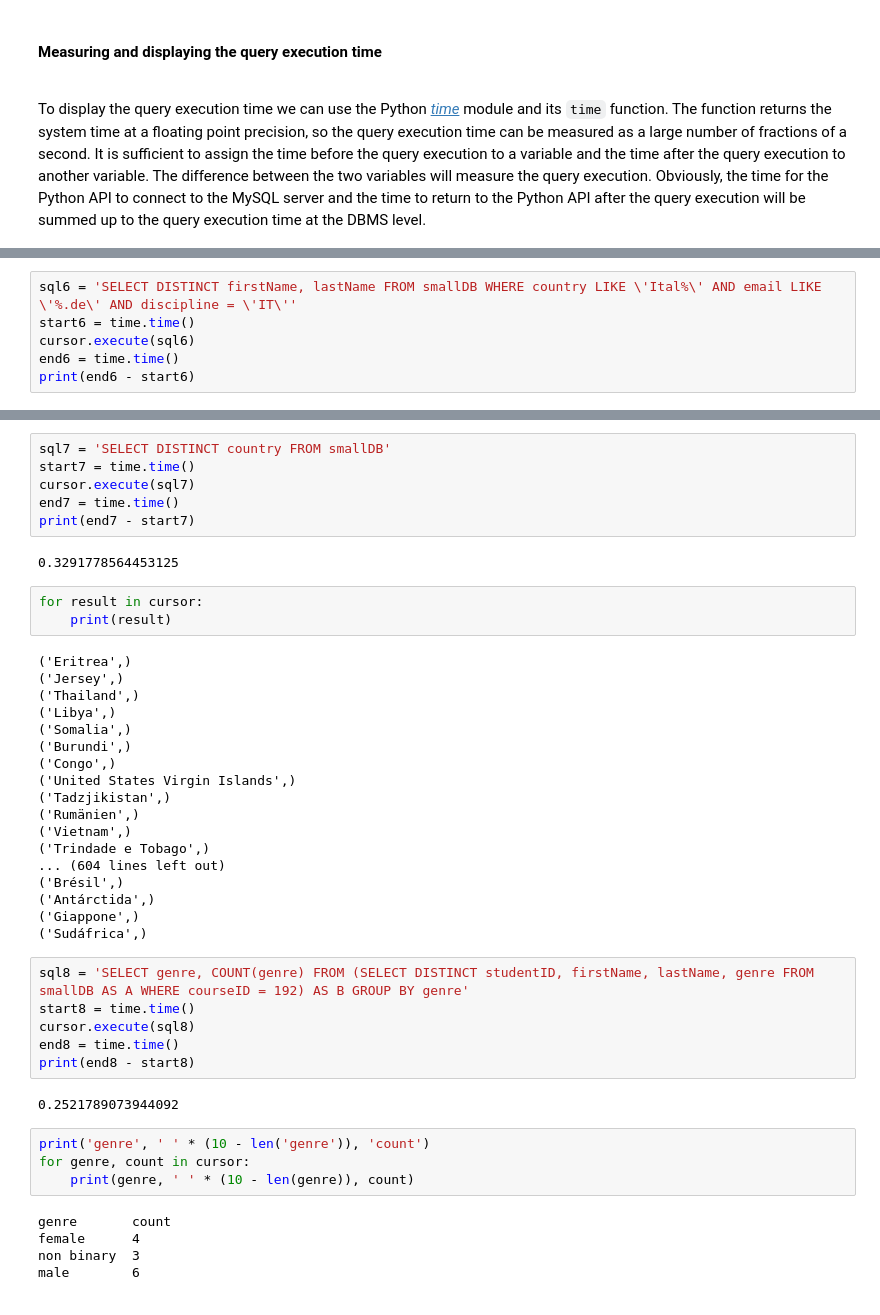
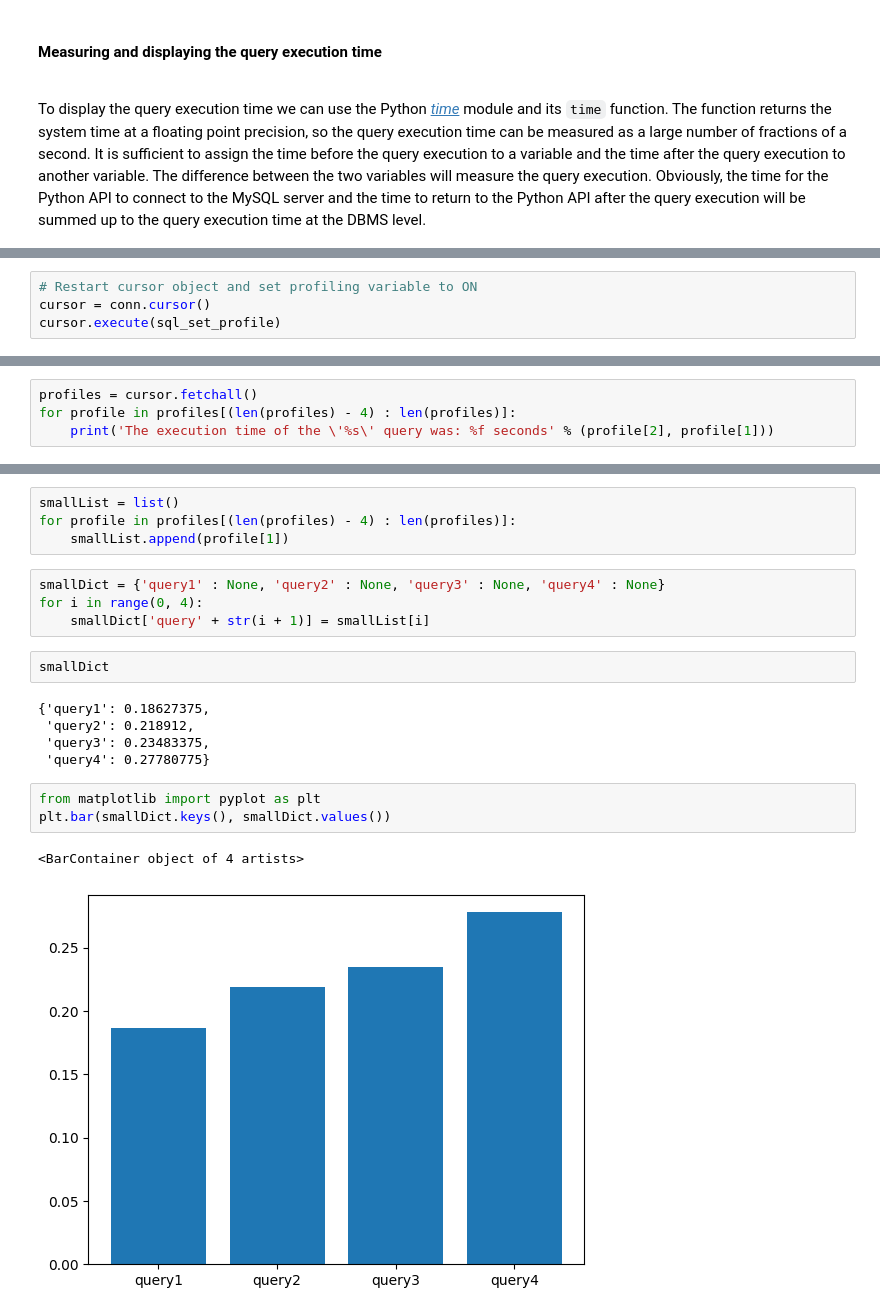
Before and after one commit to malrau/da_dbB_project, a Jupyter notebook: project_development/mysql.ipynb, the cells around one changed output, grey strips where cells are left out. Saved outputs shown, nothing was run; the diff lists cells and outputs as text.

```diff
--- a/project_development/mysql.ipynb
+++ b/project_development/mysql.ipynb
@@ -227,0 +236,4 @@ Ingeborg Amundsen
+# %%
+# Restart cursor object and set profiling variable to ON
+cursor = conn.cursor()
+cursor.execute(sql_set_profile)
@@ -297,6 +320,4 @@ Greta Skoglund
 # %%
-sql6 = 'SELECT DISTINCT firstName, lastName FROM smallDB WHERE country LIKE \'Ital%\' AND email LIKE \'%.de\' AND discipline = \'IT\''
-start6 = time.time()
-cursor.execute(sql6)
-end6 = time.time()
-print(end6 - start6)
+profiles = cursor.fetchall()
+for profile in profiles[(len(profiles) - 4) : len(profiles)]:
+    print('The execution time of the \'%s\' query was: %f seconds' % (profile[2], profile[1]))
@@ -303,46 +329,21 @@ print(end6 - start6)
 # %%
-sql7 = 'SELECT DISTINCT country FROM smallDB'
-start7 = time.time()
-cursor.execute(sql7)
-end7 = time.time()
-print(end7 - start7)
+smallList = list()
+for profile in profiles[(len(profiles) - 4) : len(profiles)]:
+    smallList.append(profile[1])
-# %% [output]
-0.3291778564453125
 # %%
-for result in cursor:
-    print(result)
+smallDict = {'query1' : None, 'query2' : None, 'query3' : None, 'query4' : None}
+for i in range(0, 4):
+    smallDict['query' + str(i + 1)] = smallList[i]
-# %% [output]
-('Eritrea',)
-('Jersey',)
-('Thailand',)
-('Libya',)
-('Somalia',)
-('Burundi',)
-('Congo',)
-('United States Virgin Islands',)
-('Tadzjikistan',)
-('Rumänien',)
-('Vietnam',)
-('Trindade e Tobago',)
-... (604 lines left out)
-('Brésil',)
-('Antárctida',)
-('Giappone',)
-('Sudáfrica',)
 # %%
-sql8 = 'SELECT genre, COUNT(genre) FROM (SELECT DISTINCT studentID, firstName, lastName, genre FROM smallDB AS A WHERE courseID = 192) AS B GROUP BY genre'
-start8 = time.time()
-cursor.execute(sql8)
-end8 = time.time()
-print(end8 - start8)
+smallDict
 # %% [output]
-0.2521789073944092
+{'query1': 0.18627375,
+ 'query2': 0.218912,
+ 'query3': 0.23483375,
+ 'query4': 0.27780775}
 # %%
-print('genre', ' ' * (10 - len('genre')), 'count')
-for genre, count in cursor:
-    print(genre, ' ' * (10 - len(genre)), count)
+from matplotlib import pyplot as plt
+plt.bar(smallDict.keys(), smallDict.values())
 # %% [output]
-genre       count
-female      4
-non binary  3
-male        6
+<BarContainer object of 4 artists>
+[figure, added]
```
Also changed, not shown: parts of 97 cells of this notebook, 2 other files.
